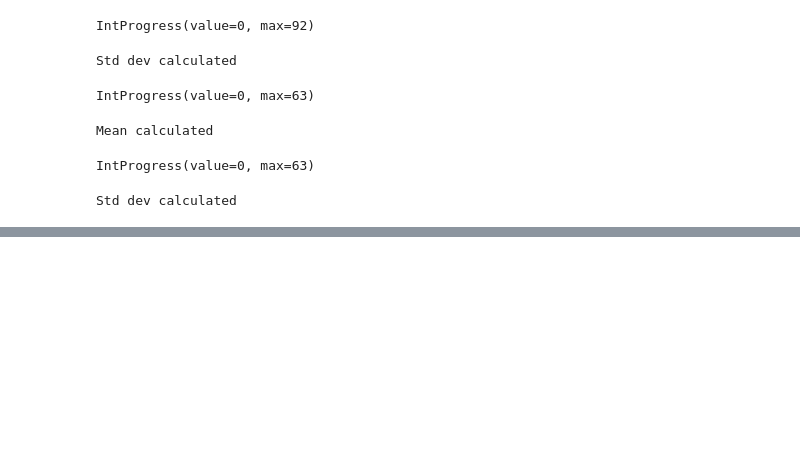
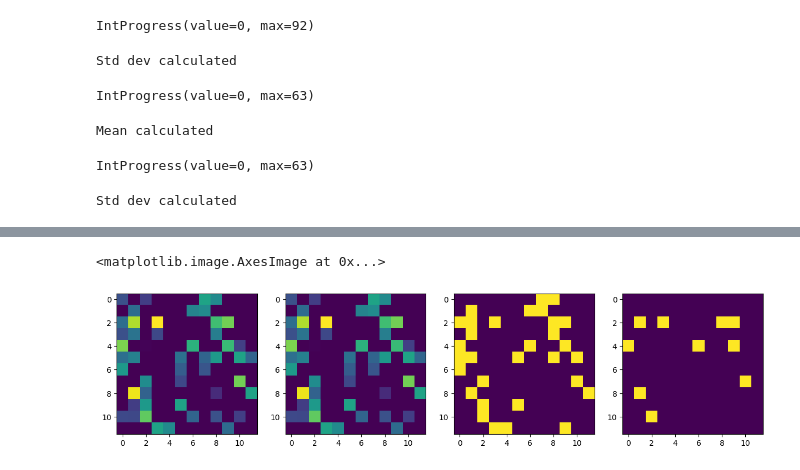
Before and after one commit to jbrneto/cnn-dosimetry, a Jupyter notebook: Generalization.ipynb, the cells around one changed output, grey strips where cells are left out. Saved outputs shown, nothing was run; the diff lists cells and outputs as text; code cells hidden in the pictures; blank space fills up the shorter version.

```diff
--- a/Generalization.ipynb
+++ b/Generalization.ipynb
@@ -284,7 +270,9 @@ Wall time: 2min 41s
 # %% [markdown]
 # Sleep
 # %%
-neuron_layers = [2,4,6,10,11]
+cnn_layers = [2,4,6]
+neuron_layers = [10,11]
+all_layers = [2,4,6,10,11]
 # %%
 %%time
 epochs=10
@@ -319,0 +361,26 @@ Std dev calculated
+# %%
+th = 26.29
+thpercent = 0.03
+
+fig, axarr = plt.subplots(1, 4, figsize=(15, 4))
+
+mmat = np.reshape(np.resize(meanst1[10][0], (144)), (12, 12))
+
+percented = (meanst1[10][0].numpy() / meanst1[10][0].numpy().sum())
+mmat2 = np.reshape(np.resize(percented, (144)), (12, 12))
+
+mmat3 = mmat.copy()
+mmat3[mmat <= th] = 0
+mmat3[mmat > th] = 1
+
+mmat4 = mmat2.copy()
+mmat4[mmat2 <= thpercent] = 0
+mmat4[mmat2 > thpercent] = 1
+
+axarr[0].imshow(mmat)
+axarr[1].imshow(mmat2)
+axarr[2].imshow(mmat3)
+axarr[3].imshow(mmat4)
+# %% [output]
+<matplotlib.image.AxesImage at 0x...>
+[figure, added]
```
Also changed, not shown: parts of 34 cells of this notebook.
